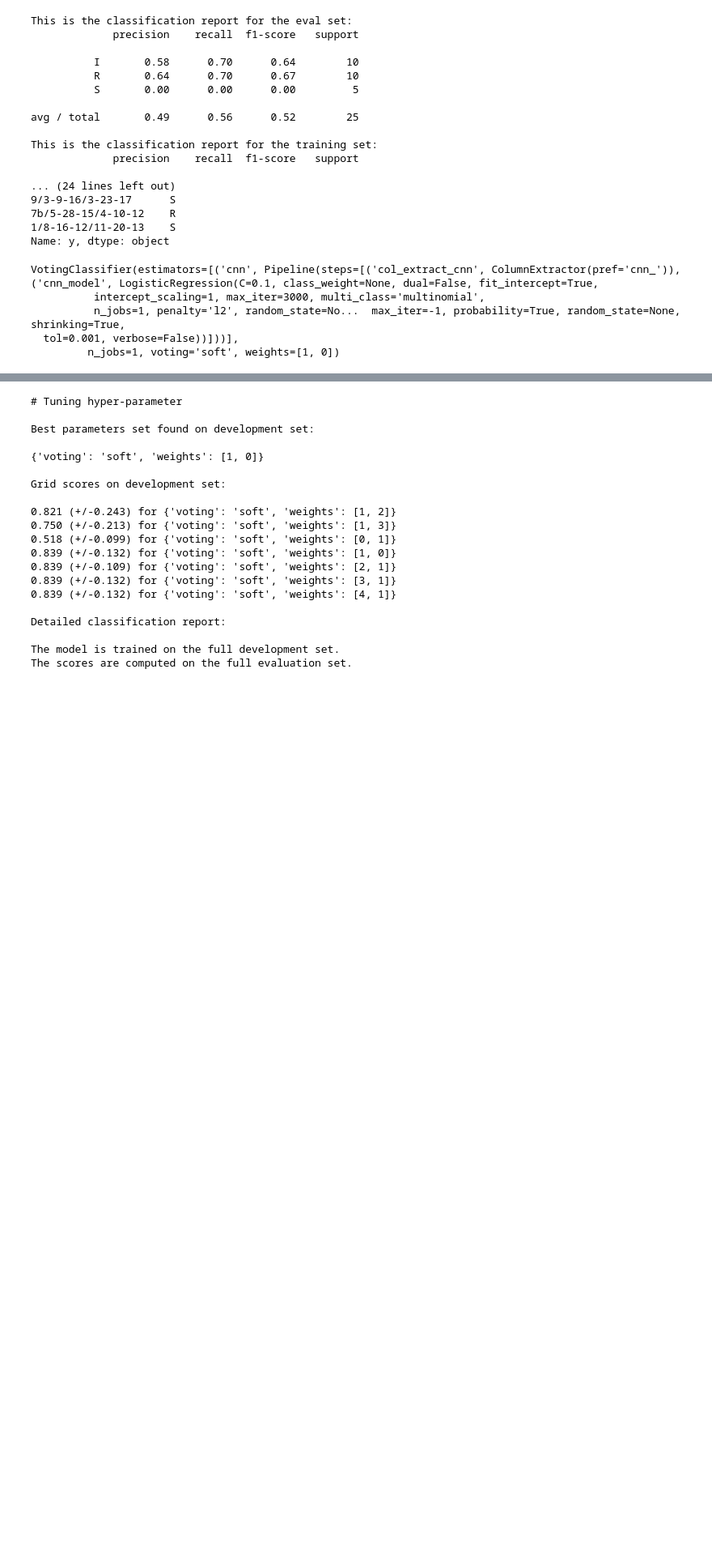
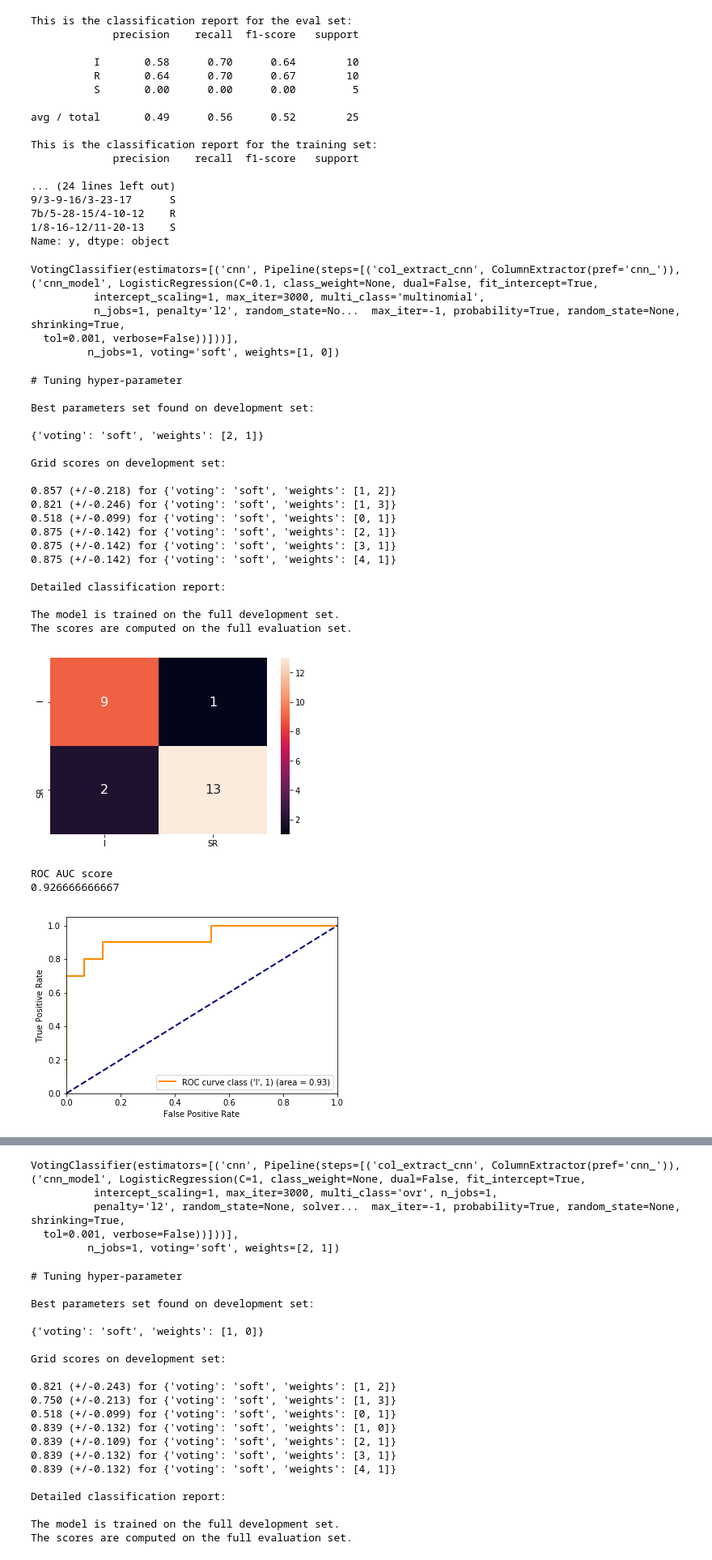
Before and after one commit to annamerk/crmo-diagnosis-using-mri, a Jupyter notebook: Ensemble Voter.ipynb, the cells around one changed output, grey strips where cells are left out. Shown at 81% size. Cells and saved outputs as stored; diff of their text form; code cells hidden in the pictures; blank space fills up the shorter version.

```diff
--- a/Ensemble Voter.ipynb
+++ b/Ensemble Voter.ipynb
@@ -160,3 +214,30 @@ VotingClassifier(estimators=[('cnn', Pipeline(steps=[('col_extract_cnn', ColumnE
           n_jobs=1, penalty='l2', random_state=No...  max_iter=-1, probability=True, random_state=None, shrinking=True,
   tol=0.001, verbose=False))]))],
          n_jobs=1, voting='soft', weights=[1, 0])
+# %%
+# norm cnn
+train_ensemble(X,y, eclf_binary, multiclass=False, cv=6, show_incorrect=True)
+# %% [output]
+# Tuning hyper-parameter
+
+Best parameters set found on development set:
+
+{'voting': 'soft', 'weights': [2, 1]}
+
+Grid scores on development set:
+
+0.857 (+/-0.218) for {'voting': 'soft', 'weights': [1, 2]}
+0.821 (+/-0.246) for {'voting': 'soft', 'weights': [1, 3]}
+0.518 (+/-0.099) for {'voting': 'soft', 'weights': [0, 1]}
+0.875 (+/-0.142) for {'voting': 'soft', 'weights': [2, 1]}
+0.875 (+/-0.142) for {'voting': 'soft', 'weights': [3, 1]}
+0.875 (+/-0.142) for {'voting': 'soft', 'weights': [4, 1]}
+
+Detailed classification report:
+
+The model is trained on the full development set.
+The scores are computed on the full evaluation set.
+[figure, added]
+ROC AUC score
+0.926666666667
+[figure, added]
@@ -163,3 +261,8 @@ VotingClassifier(estimators=[('cnn', Pipeline(steps=[('col_extract_cnn', ColumnE
+VotingClassifier(estimators=[('cnn', Pipeline(steps=[('col_extract_cnn', ColumnExtractor(pref='cnn_')), ('cnn_model', LogisticRegression(C=1, class_weight=None, dual=False, fit_intercept=True,
+          intercept_scaling=1, max_iter=3000, multi_class='ovr', n_jobs=1,
+          penalty='l2', random_state=None, solver...  max_iter=-1, probability=True, random_state=None, shrinking=True,
+  tol=0.001, verbose=False))]))],
+         n_jobs=1, voting='soft', weights=[2, 1])
 # %%
 train_ensemble(X,y, eclf_binary, multiclass=False, cv=6, show_incorrect=True)
 # %% [output]
```
Also changed, not shown: parts of 5 cells of this notebook, 8 other files.
